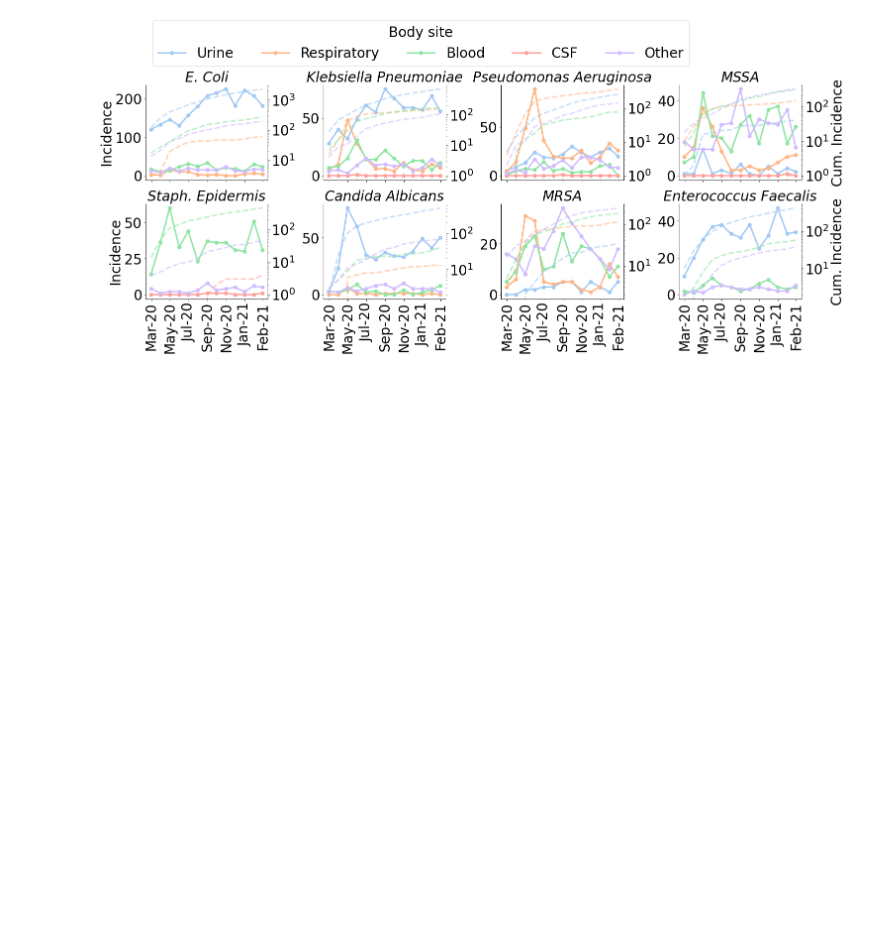
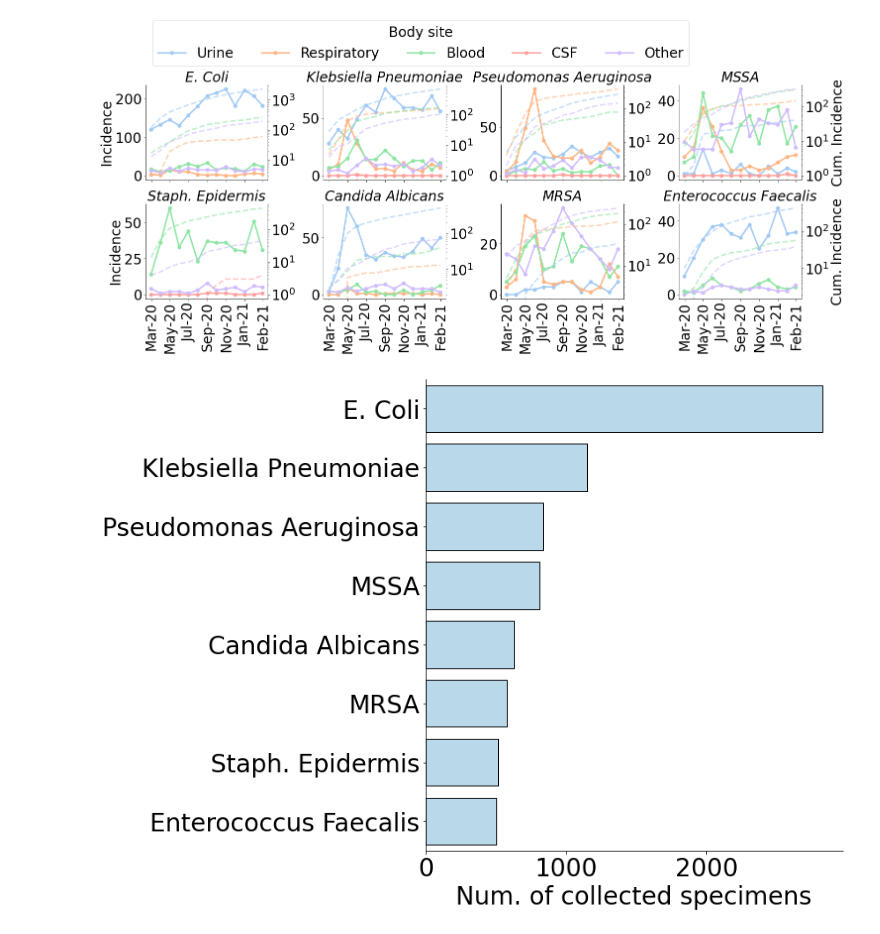
Before and after one commit to ChaosDonkey06/AMR_ABM, a Jupyter notebook: code/figures/Figure2.ipynb, the cells around one changed output. Saved outputs shown, nothing was run; the diff lists cells and outputs as text; code cells hidden in the pictures; blank space fills up the shorter version.

```diff
--- a/code/figures/Figure2.ipynb
+++ b/code/figures/Figure2.ipynb
@@ -300,3 +299,34 @@ fig.subplots_adjust(left=0.1, bottom=0.1, right=0.9, top=0.6, wspace=0.45, hspac
 #fig.savefig(path_to_save, dpi=300, transparent=True)
 # %% [output]
 [figure]
+# %%
+def specimen2title(specimen):
+    sp_title = specimen
+    if specimen == "METHICILLIN-SUSCEPTIBLE STAPHYLOCOCCUS AUREUS":
+        sp_title = "MSSA"
+    elif specimen == "METHICILLIN-RESISTANT STAPHYLOCOCCUS AUREUS":
+        sp_title = "MRSA"
+    elif specimen == "STAPHYLOCOCCUS EPIDERMIDIS":
+        sp_title = "Staph. Epidermis"
+    elif sp_title == "ESCHERICHIA COLI":
+        sp_title = "E. Coli"
+    else:
+        sp_title = " ".join([w.capitalize() for w in sp_title.lower().split(" ")])
+    return sp_title
+
+
+bar_ppt_df                  = pathogen_time_df.groupby("organism_name").sum().reset_index().sort_values(by="test").iloc[::-1]
+bar_ppt_df["organism_name"] = bar_ppt_df["organism_name"].map(lambda x: specimen2title(x))
+
+
+fig, ax = plt.subplots(1, 1, figsize=(12.5, 9.2))
+sns.barplot(ax=ax, data=bar_ppt_df, x="test", y="organism_name", facecolor="#B9D9EB", edgecolor="k")
+ax.set_xlabel("Num. of collected specimens")
+ax.set_ylabel(None)
+sns.despine(top=True, right=True)
+plt.tight_layout()
+
+path_to_save  = os.path.join(".", "AMRO_barplot.png")
+fig.savefig(path_to_save, dpi=300, transparent=True)
+# %% [output]
+[figure, added]
```
Also changed, not shown: parts of 1 cell of this notebook, 9 other files.
